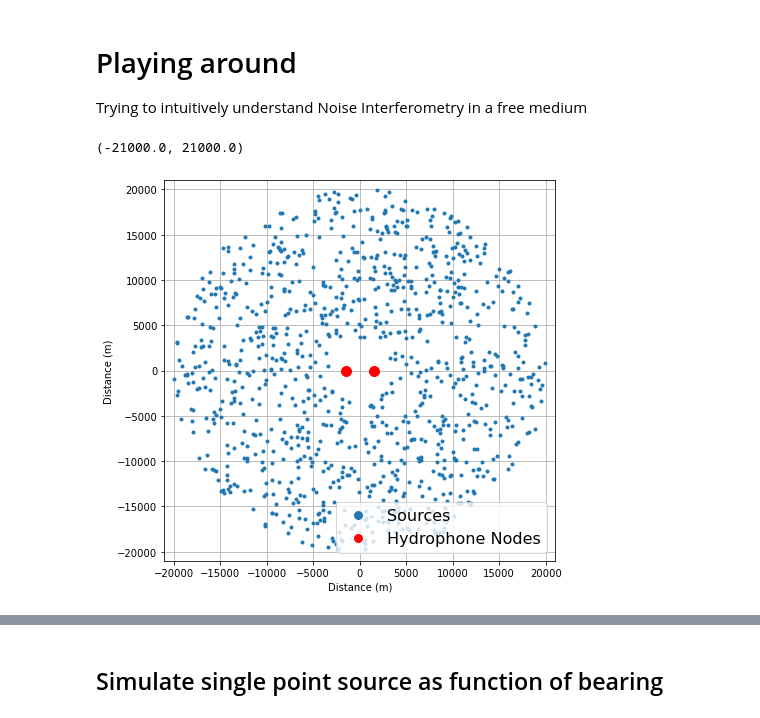
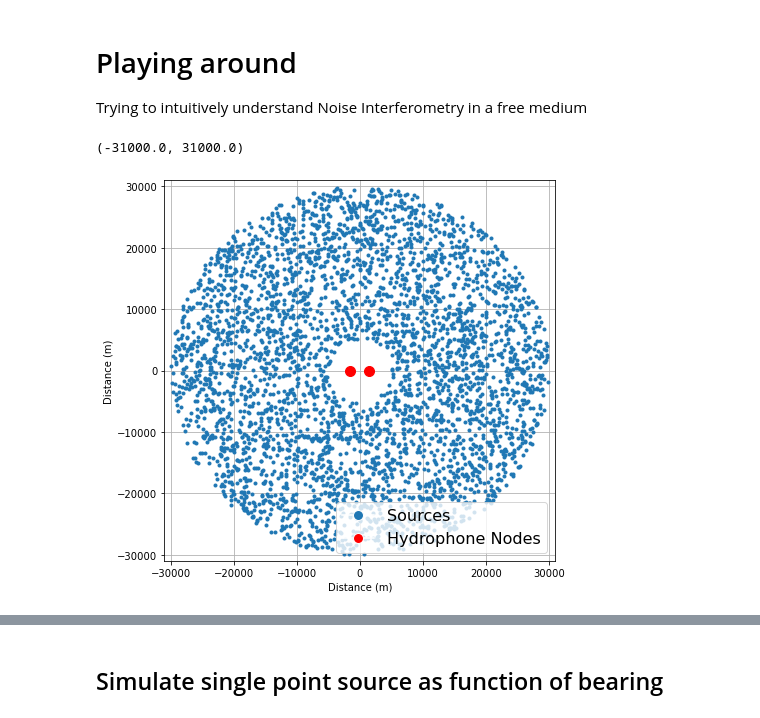
Before and after one commit to John-Ragland/NI_simulation, a Jupyter notebook: scripts/playing_around.ipynb, the cells around one changed output, grey strips where cells are left out. Cells and saved outputs as stored; diff of their text form; code cells hidden in the pictures.

```diff
--- a/scripts/playing_around.ipynb
+++ b/scripts/playing_around.ipynb
@@ -16,20 +16,16 @@ from tqdm import tqdm
 %autoreload 2
 # %%
 # create sources
-theta = 180
-x = 10000*np.cos(np.deg2rad(theta))
-y = 10000*np.sin(np.deg2rad(theta))
-
-sources = ni_sim.source_distribution2D().distant_uniform(3500, 20000, 1000, label='gauss')
+sources = ni_sim.source_distribution2D().distant_uniform(5000, 30000, 4000, label='gauss')
 # %%
 env = ni_sim.environment(sources, time_length=600, frequencies = np.linspace(1,20,20))
 # %%
 env.plot_env()
-plt.xlim([-21000,21000])
-plt.ylim([-21000,21000])
+plt.xlim([-31000,31000])
+plt.ylim([-31000,31000])
 # %% [output]
-(-21000.0, 21000.0)
+(-31000.0, 31000.0)
-[figure, old version]
+[figure, new version]
 # %%
 t, R = env.get_correlations(verbose=True, correlation_type='all', chunksize=5)
 # %% [output]
```
Also changed, not shown: parts of 8 cells of this notebook, 3 other files.
